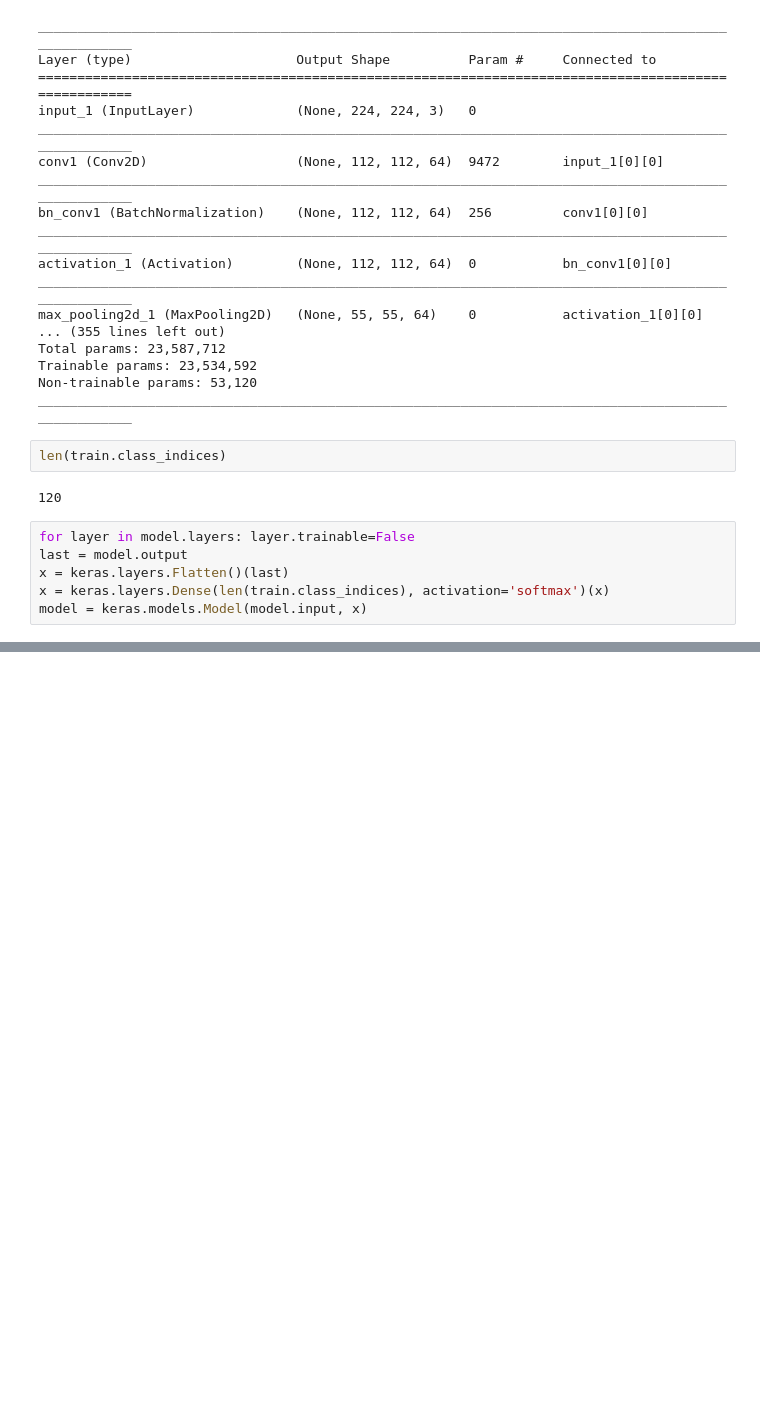
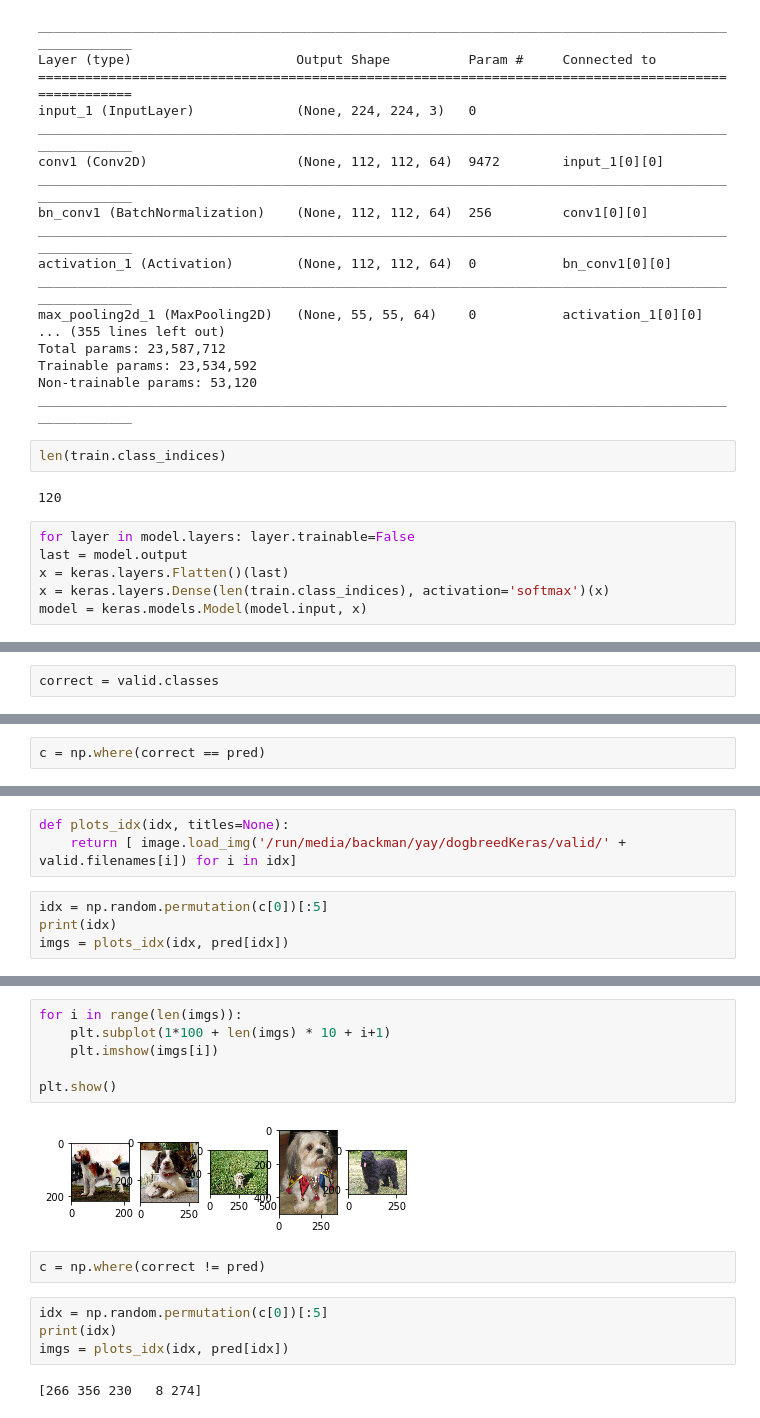
Before and after one commit to pfulop/resnetMyTensor, a Jupyter notebook: Lab5.ipynb, the cells around one changed output, grey strips where cells are left out. Drawn from its saved outputs; the diff is of its cells as text; blank space fills up the shorter version.

```diff
--- a/Lab5.ipynb
+++ b/Lab5.ipynb
@@ -66,0 +215,2 @@ Epoch 1/1
+# %%
+correct = valid.classes
@@ -66,0 +224,2 @@ Epoch 1/1
+# %%
+c = np.where(correct == pred)
@@ -66,0 +245,7 @@ Epoch 1/1
+# %%
+def plots_idx(idx, titles=None):
+    return [ image.load_img('/run/media/backman/yay/dogbreedKeras/valid/' + valid.filenames[i]) for i in idx]
+# %%
+idx = np.random.permutation(c[0])[:5]
+print(idx)
+imgs = plots_idx(idx, pred[idx])
@@ -66,0 +261,16 @@ Epoch 1/1
+# %%
+for i in range(len(imgs)):
+    plt.subplot(1*100 + len(imgs) * 10 + i+1)
+    plt.imshow(imgs[i])
+
+plt.show()
+# %% [output]
+[figure, added]
+# %%
+c = np.where(correct != pred)
+# %%
+idx = np.random.permutation(c[0])[:5]
+print(idx)
+imgs = plots_idx(idx, pred[idx])
+# %% [output]
+[266 356 230   8 274]
```
Also changed, not shown: parts of 65 cells of this notebook, 1 other file.
